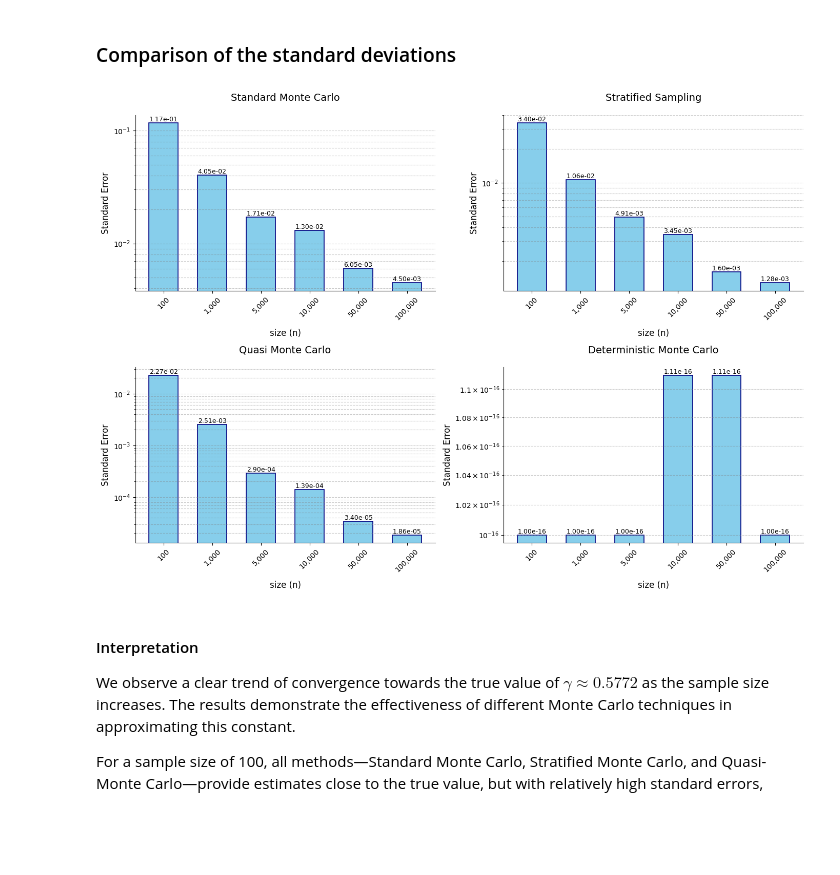
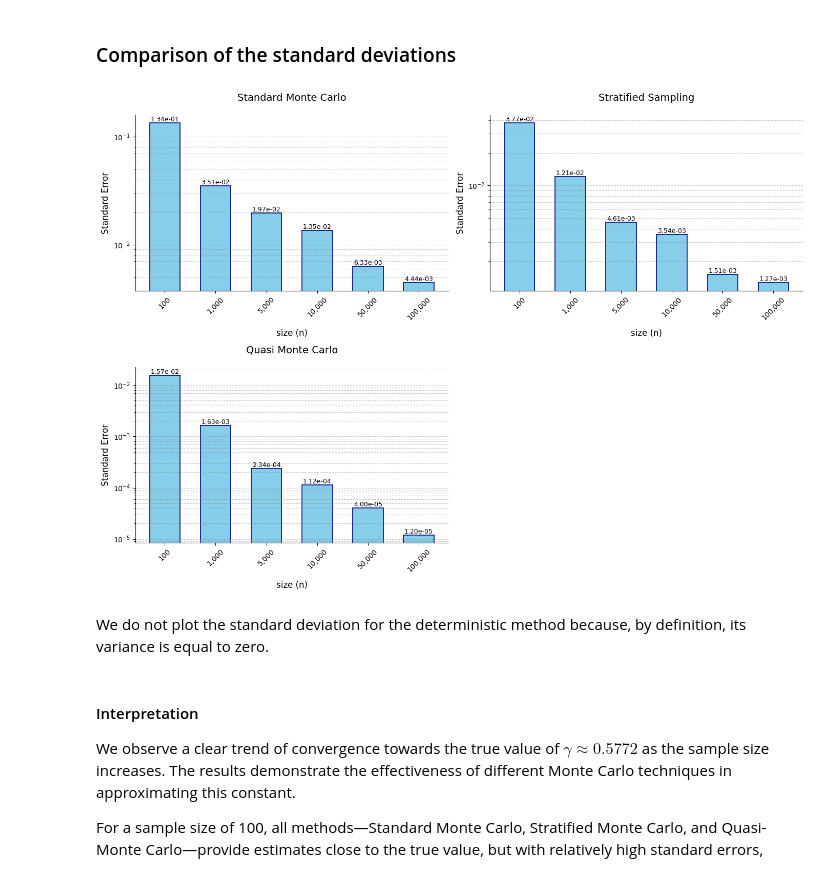
Before and after one commit to Leooryx/Euler_Monte_Carlo, a Jupyter notebook: main.ipynb, the cells around one changed output. Saved outputs shown, nothing was run; the diff lists cells and outputs as text; code cells hidden in the pictures; blank space fills up the shorter version.

```diff
--- a/main.ipynb
+++ b/main.ipynb
@@ -70,7 +70,7 @@ def simulate_X(c, alpha, n=100000):
     return X
 
 # Couples (c, alpha) à tester
-params = [(1, 1), (1, 2), (2, 1), (2, 2), (5, 0.5)]
+params = [(1, .5), (1, .75), (1, 1), (1, 2), (1, 3), (1, 5)]
 n_samples = 100000
 
 plt.figure(figsize=(15, 10))
@@ -393,37 +391,39 @@ def plot_std_method(method, ax, title="Evolution of the standard errors"):
 
     ax.set_xticks(range(len(num_samples_list)))
     ax.set_xticklabels([f"{n:,}" for n in num_samples_list], rotation=45)
     ax.set_xlabel('size (n)', fontsize=12, labelpad=10)
     ax.set_ylabel('Standard Error', fontsize=12)
     ax.set_title(title, fontsize=14, pad=20)
 
     for bar, val in zip(bars, safe_std_errors):
         ax.text(
             bar.get_x() + bar.get_width()/2.,
             val,
             f'{val:.2e}',
             ha='center',
             va='bottom',
             fontsize=9
         )
 
     ax.grid(True, which='both', axis='y', linestyle='--', alpha=0.4, color='gray')
     ax.spines['top'].set_visible(False)
     ax.spines['right'].set_visible(False)
 
-results_methods = [results_standard, results_stratified, results_quasi, results_deterministic]
-titles = ["Standard Monte Carlo", "Stratified Sampling", "Quasi Monte Carlo", "Deterministic Monte Carlo"]
+results_methods = [results_standard, results_stratified, results_quasi]
+titles = ["Standard Monte Carlo", "Stratified Sampling", "Quasi Monte Carlo"]
 
 fig, axs = plt.subplots(2, 2, figsize=(14, 10))
 
 for i, (method, title) in enumerate(zip(results_methods, titles)):
     row, col = divmod(i, 2)
     plot_std_method(method, axs[row][col], title=title)
-
+axs[1][1].axis('off')
 plt.tight_layout()
 plt.show()
 # %% [output]
-[figure, old version]
+[figure, new version]
+# %% [markdown]
+We do not plot the standard deviation for the deterministic method because, by definition, its variance is equal to zero.
 # %% [markdown]
 #### Interpretation
 
```
Also changed, not shown: parts of 16 cells of this notebook.
